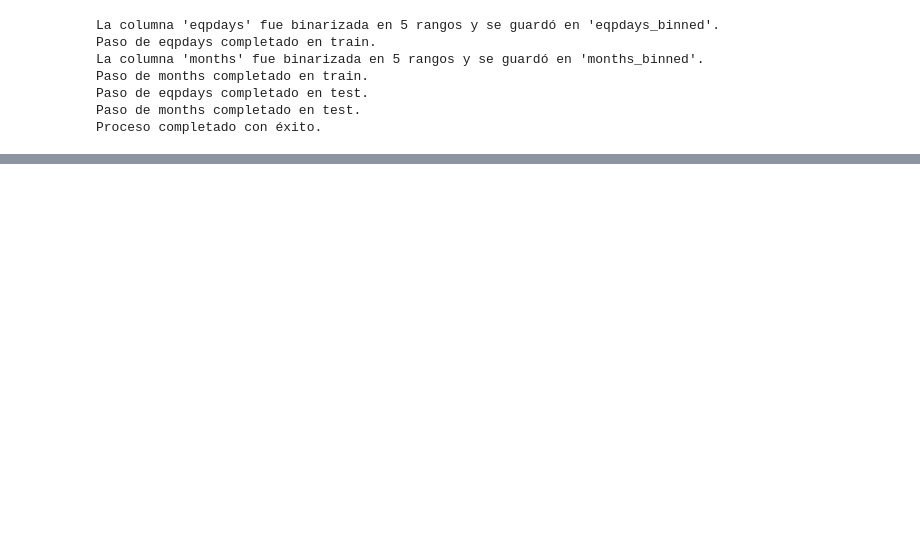
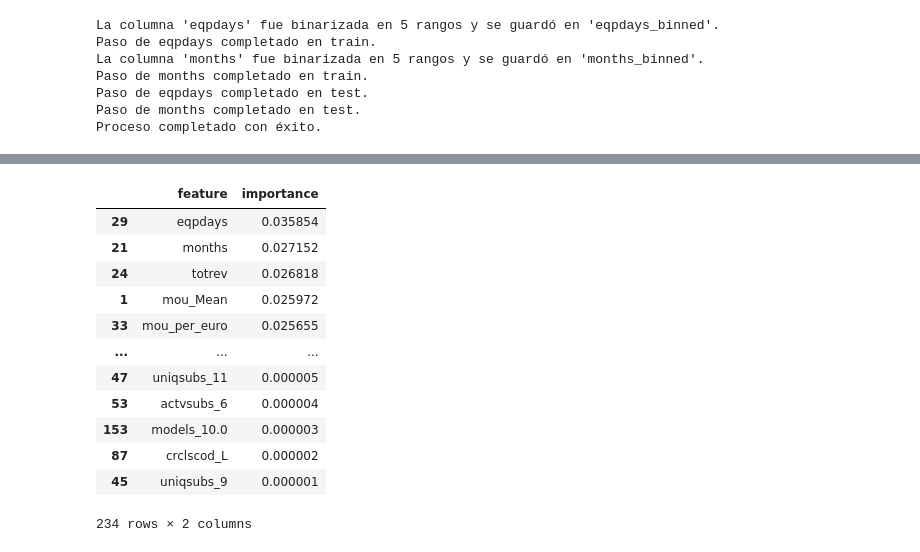
Before and after one commit to palomatm-phd/churn-estimation, a Jupyter notebook: notebooks/feature_engineering.ipynb, the cells around one changed output, grey strips where cells are left out. Drawn from its saved outputs; the diff is of its cells as text; code cells hidden in the pictures; blank space fills up the shorter version.

```diff
--- a/notebooks/feature_engineering.ipynb
+++ b/notebooks/feature_engineering.ipynb
@@ -701,11 +670,0 @@ Ejecutando Cross-Validation para LightGBM (puede tardar)...
-# %%
-model, results = train_and_evaluate_model('RandomForest', {}, X_train, y_train, X_test, y_test)
-
-importances = model.feature_importances_
-feature_names = X_train.columns
-
-# Crea un DataFrame para visualizar mejor los resultados
-feature_importance_df = pd.DataFrame({
-    'feature': feature_names,
-    'importance': importances
-}).sort_values(by='importance', ascending=False)
@@ -737,0 +722,16 @@ Importancia de las características según Random Forest:
+# %%
+feature_importance_df[feature_importance_df['importance']>0]
+# %% [output]
+|  | feature | importance |
+| 29 | eqpdays | 0.035854 |
+| 21 | months | 0.027152 |
+| 24 | totrev | 0.026818 |
+| 1 | mou_Mean | 0.025972 |
+| 33 | mou_per_euro | 0.025655 |
+| ... | ... | ... |
+| 47 | uniqsubs_11 | 0.000005 |
+| 53 | actvsubs_6 | 0.000004 |
+| 153 | models_10.0 | 0.000003 |
+| 87 | crclscod_L | 0.000002 |
+| 45 | uniqsubs_9 | 0.000001 |
+234 rows × 2 columns
```
Also changed, not shown: parts of 22 cells of this notebook, 5 other files.
